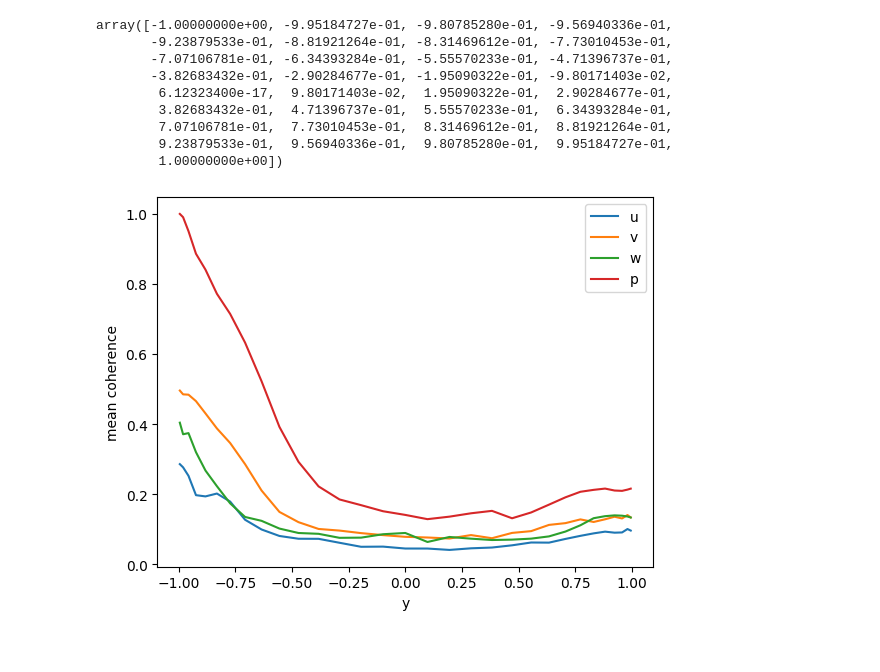
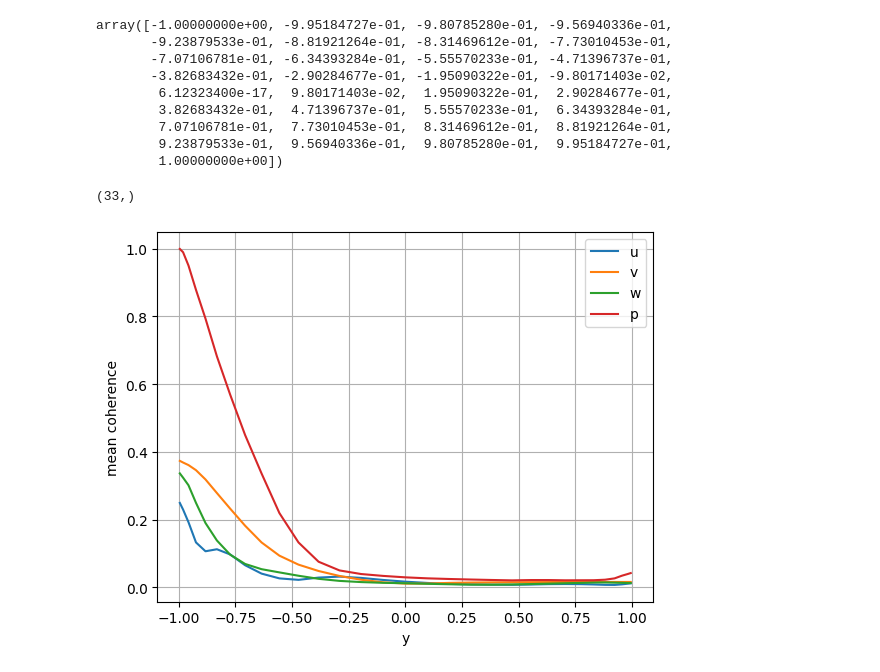
Before and after one commit to kz2wd/flow-diffuse, a Jupyter notebook: couette.ipynb, the cells around one changed output. Cells and saved outputs as stored; diff of their text form; code cells hidden in the pictures.

```diff
--- a/couette.ipynb
+++ b/couette.ipynb
@@ -52,7 +52,7 @@ means.shape
 # %% [output]
 (1, 4, 1, 33, 1)
 # %%
-flucts = d[::100] - means
+flucts = d[::] - means
 # %%
 d_hat.shape
 # %% [output]
@@ -171,20 +181,25 @@ array([-1.00000000e+00, -9.95184727e-01, -9.80785280e-01, -9.56940336e-01,
         7.07106781e-01,  7.73010453e-01,  8.31469612e-01,  8.81921264e-01,
         9.23879533e-01,  9.56940336e-01,  9.80785280e-01,  9.95184727e-01,
         1.00000000e+00])
+# %%
+domain['y'].shape
+# %% [output]
+(33,)
 # %%
 import matplotlib.pyplot as plt
 
 y = domain['y'][1:-1]  # your wall-normal coordinate array, length 31, matching gamma2's y axis
 comp_names = ['u', 'v', 'w', 'p']  # adjust to match your actual component ordering
 
 fig, ax = plt.subplots()
 for i, name in enumerate(comp_names):
     coh_y = gamma2[i].mean(axis=(0, 2))  # mean over kx, kz -> shape (y,)
     ax.plot(y, coh_y, label=name)
 
 ax.set_xlabel('y')
 ax.set_ylabel('mean coherence')
 ax.legend()
+plt.grid(True)
 plt.show()
 # %% [output]
-[figure, old version]
+[figure, new version]
```
Also changed, not shown: parts of 19 cells of this notebook, 1 other file.
